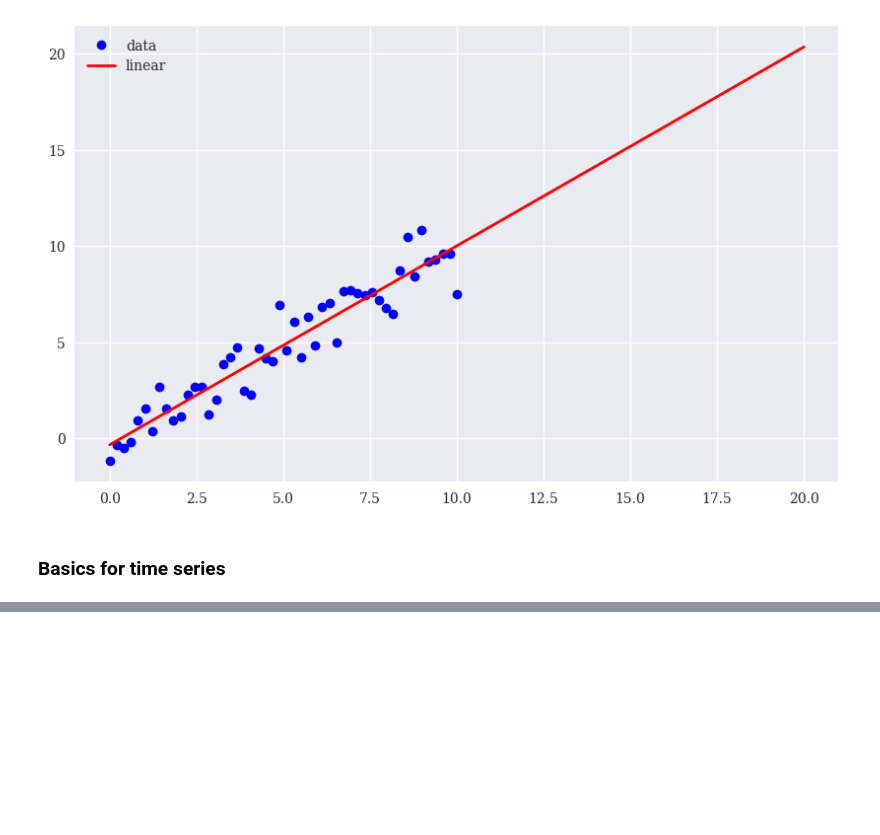
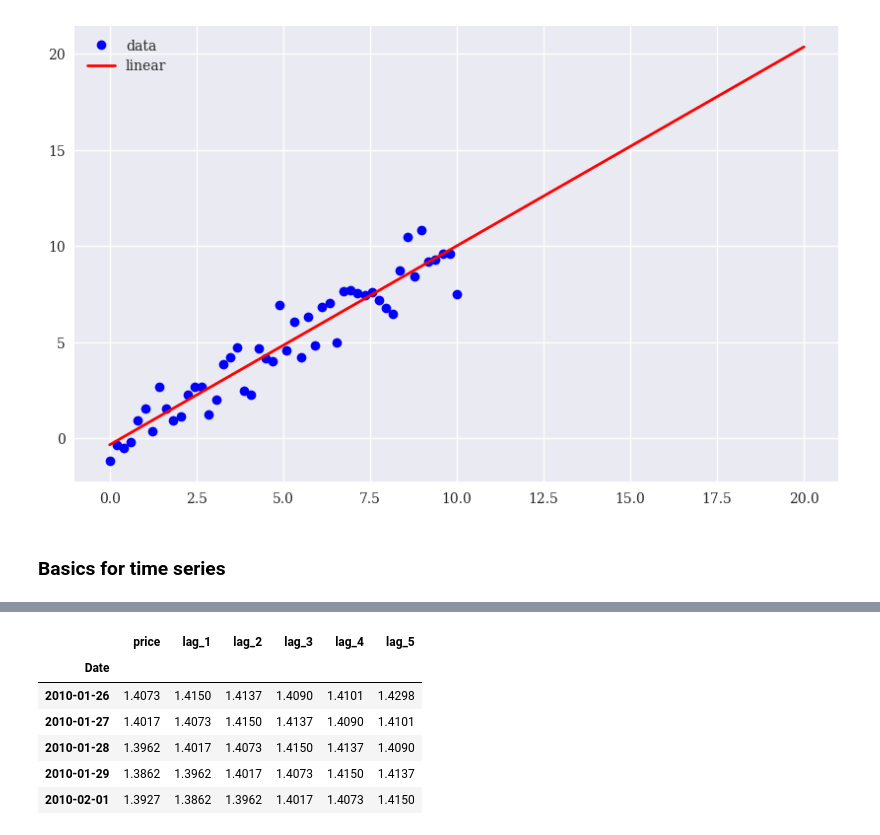
Before and after one commit to ArchQuant/backtesting-basics, a Jupyter notebook: time_series/linear.ipynb, the cells around one changed output, grey strips where cells are left out. Cells and saved outputs as stored; diff of their text form; code cells hidden in the pictures; blank space fills up the shorter version.

```diff
--- a/time_series/linear.ipynb
+++ b/time_series/linear.ipynb
@@ -62,0 +97,17 @@ for i in range(lags):
+# %%
+lags = 5
+cols = []
+for lag in range(1, lags + 1):
+    col = f'lag_{lag}' # the same as: col = 'lag_%s' % lag
+    data[col] = data['price'].shift(lag)
+    cols.append(col)
+data.dropna(inplace=True)
+data.head()
+# %% [output]
+|  | price | lag_1 | lag_2 | lag_3 | lag_4 | lag_5 |
+| Date |  |  |  |  |  |  |
+| 2010-01-26 | 1.4073 | 1.4150 | 1.4137 | 1.4090 | 1.4101 | 1.4298 |
+| 2010-01-27 | 1.4017 | 1.4073 | 1.4150 | 1.4137 | 1.4090 | 1.4101 |
+| 2010-01-28 | 1.3962 | 1.4017 | 1.4073 | 1.4150 | 1.4137 | 1.4090 |
+| 2010-01-29 | 1.3862 | 1.3962 | 1.4017 | 1.4073 | 1.4150 | 1.4137 |
+| 2010-02-01 | 1.3927 | 1.3862 | 1.3962 | 1.4017 | 1.4073 | 1.4150 |
```
Also changed, not shown: parts of 9 cells of this notebook, 1 other file.
